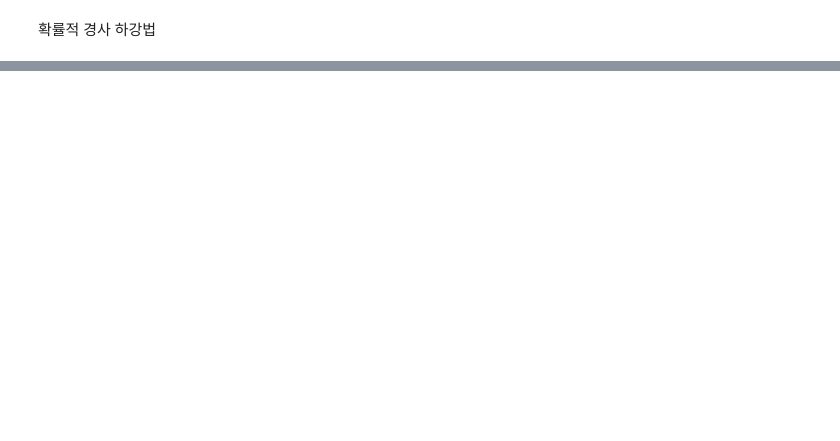
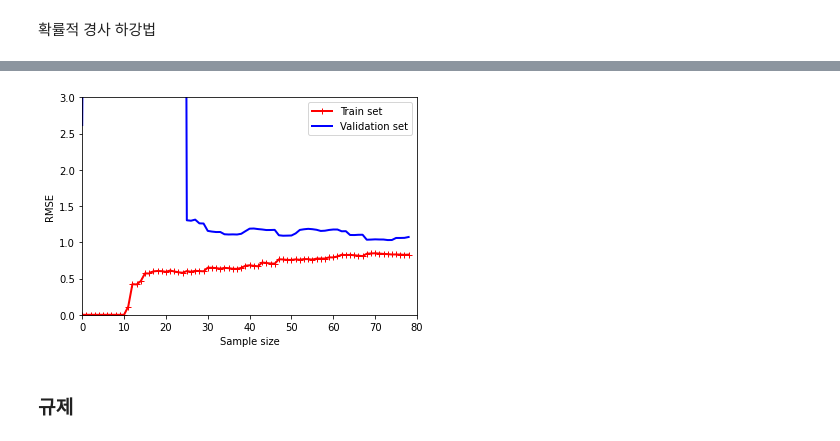
Before and after one commit to robomoan/Data_Science_Study, a Jupyter notebook: Handson_ML/handson_ml_4.ipynb, the cells around one changed output, grey strips where cells are left out. Cells and saved outputs as stored; diff of their text form; code cells hidden in the pictures; blank space fills up the shorter version.

```diff
--- a/Handson_ML/handson_ml_4.ipynb
+++ b/Handson_ML/handson_ml_4.ipynb
@@ -147,0 +224,19 @@ sgd_reg.fit(X, y.ravel())
+# %%
+# 10차 다항 회귀 모델의 학습곡선
+from sklearn.pipeline import Pipeline
+
+poly_regression = Pipeline([
+                            ("poly_features", PolynomialFeatures(degree=10, include_bias=False)),
+                            ("lin_reg", LinearRegression())
+])
+
+plot_learning_curves(poly_regression, X, y)
+plt.xlabel("Sample size")
+plt.ylabel("RMSE")
+plt.axis([0, 80, 0, 3])
+plt.legend(loc="upper right")
+plt.show()
+# %% [output]
+[figure, added]
+# %% [markdown]
+### 규제
```
Also changed, not shown: parts of 45 cells of this notebook.
